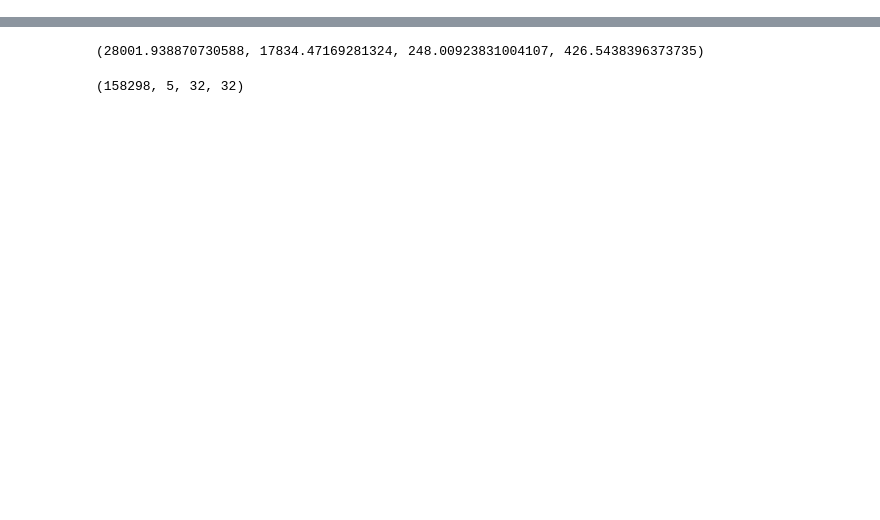
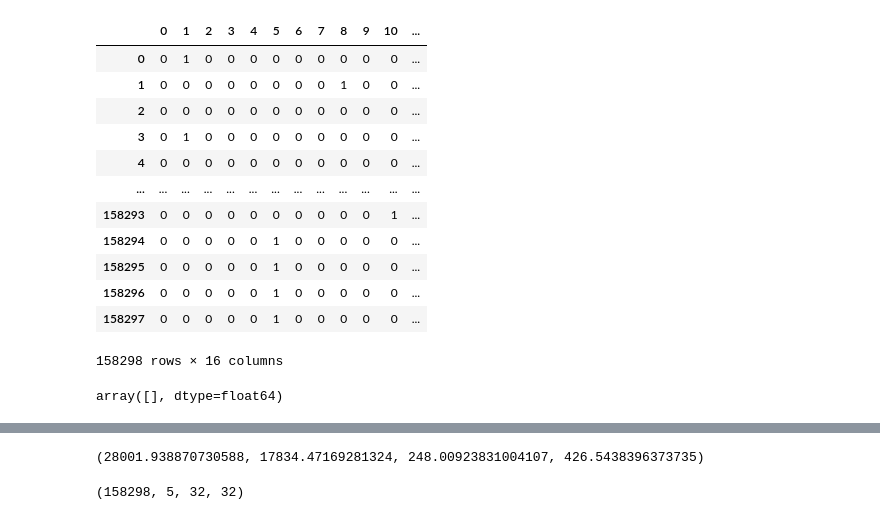
Before and after one commit to romantic-brutalist/hilbertCNN, a Jupyter notebook: dataprep.ipynb, the cells around one changed output, grey strips where cells are left out. Cells and saved outputs as stored; diff of their text form; code cells hidden in the pictures; blank space fills up the shorter version.

```diff
--- a/dataprep.ipynb
+++ b/dataprep.ipynb
@@ -123,5 +84,29 @@ target_df = tdf1.join(tdf2)
+# %%
+target_df = pd.DataFrame(kmeans,columns=["cluster_label"])
+# %%
+target_df  =pd.get_dummies(target_df.cluster_label)
+# %%
+target_df
+# %% [output]
+|  | 0 | 1 | 2 | 3 | 4 | 5 | 6 | 7 | 8 | 9 | 10 | ... |
+| 0 | 0 | 1 | 0 | 0 | 0 | 0 | 0 | 0 | 0 | 0 | 0 | ... |
+| 1 | 0 | 0 | 0 | 0 | 0 | 0 | 0 | 0 | 1 | 0 | 0 | ... |
+| 2 | 0 | 0 | 0 | 0 | 0 | 0 | 0 | 0 | 0 | 0 | 0 | ... |
+| 3 | 0 | 1 | 0 | 0 | 0 | 0 | 0 | 0 | 0 | 0 | 0 | ... |
+| 4 | 0 | 0 | 0 | 0 | 0 | 0 | 0 | 0 | 0 | 0 | 0 | ... |
+| ... | ... | ... | ... | ... | ... | ... | ... | ... | ... | ... | ... | ... |
+| 158293 | 0 | 0 | 0 | 0 | 0 | 0 | 0 | 0 | 0 | 0 | 1 | ... |
+| 158294 | 0 | 0 | 0 | 0 | 0 | 1 | 0 | 0 | 0 | 0 | 0 | ... |
+| 158295 | 0 | 0 | 0 | 0 | 0 | 1 | 0 | 0 | 0 | 0 | 0 | ... |
+| 158296 | 0 | 0 | 0 | 0 | 0 | 1 | 0 | 0 | 0 | 0 | 0 | ... |
+| 158297 | 0 | 0 | 0 | 0 | 0 | 1 | 0 | 0 | 0 | 0 | 0 | ... |
+158298 rows × 16 columns
 # %%
 hlt = np.array(hilbert_list)
+# %%
+hlt
+# %% [output]
+array([], dtype=float64)
 # %%
 ohlc = hlt[:,:4,:,:]
 vol = hlt[:,-1:,:,:]
```
Also changed, not shown: parts of 37 cells of this notebook, 3 other files.
